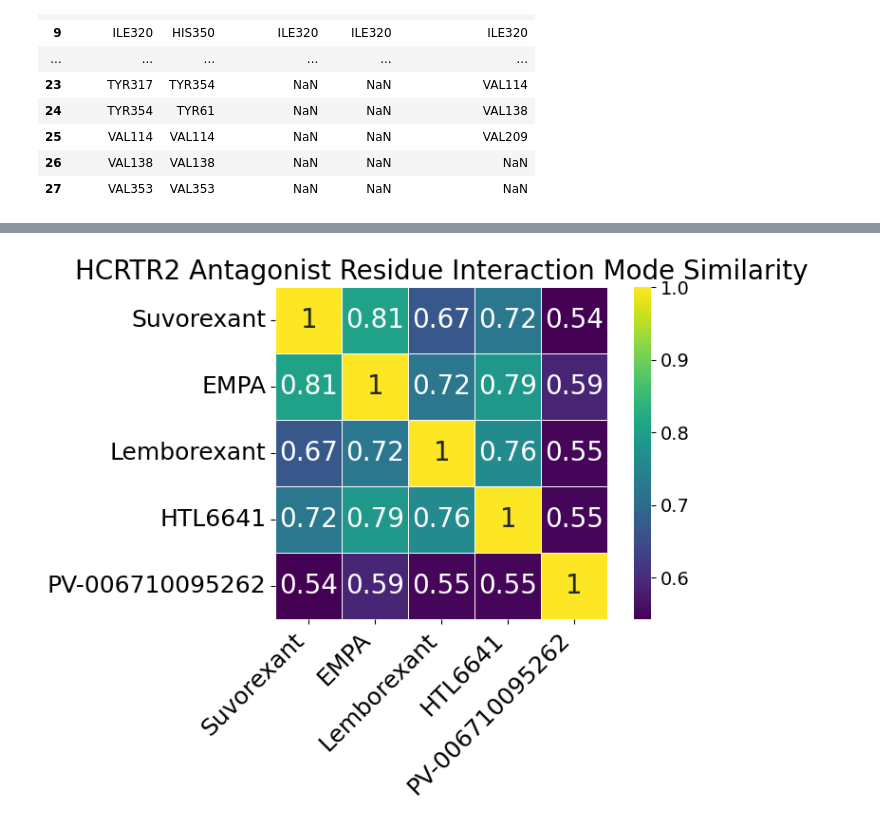
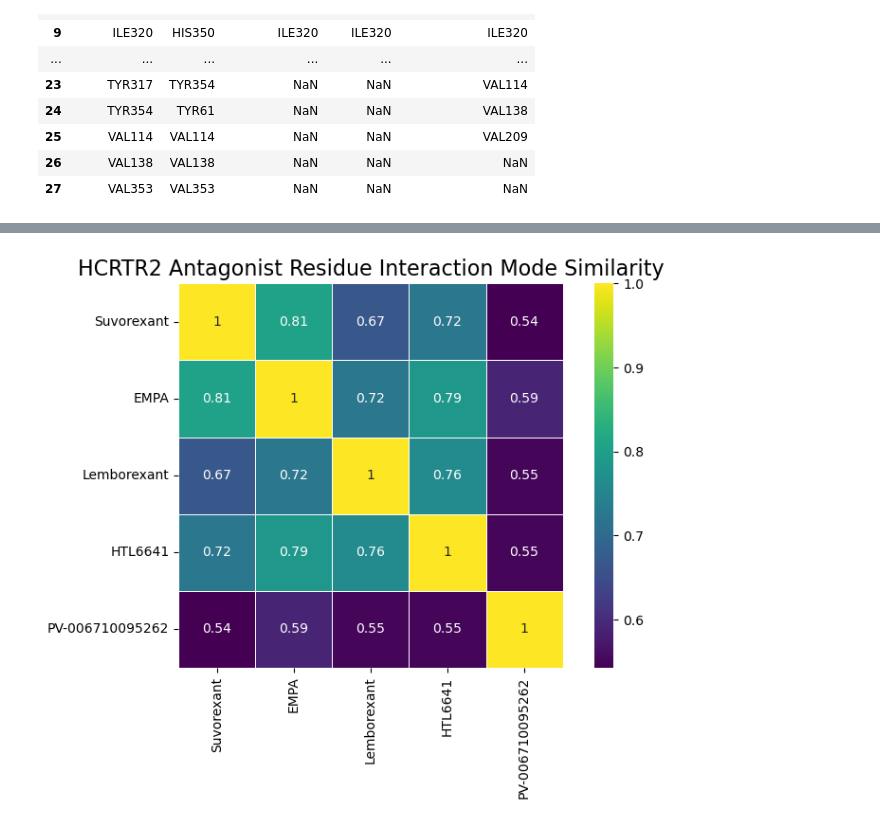
Before and after one commit to toadlover/ginsparg_thymelab_thesis, a Jupyter notebook: jupyter_notebooks/figure_making/antagonists_and_drug27_nearby_residue_heatmap_analysis.ipynb, the cells around one changed output, grey strips where cells are left out. Cells and saved outputs as stored; diff of their text form; code cells hidden in the pictures.

```diff
--- a/jupyter_notebooks/figure_making/antagonists_and_drug27_nearby_residue_heatmap_analysis.ipynb
+++ b/jupyter_notebooks/figure_making/antagonists_and_drug27_nearby_residue_heatmap_analysis.ipynb
@@ -109,19 +76,12 @@ for drug in drugs:
 # %%
 # Plot the heatmap
 plt.figure(figsize=(8, 6))
-ax = sns.heatmap(similarity_matrix, cmap="viridis", annot=True, cbar=True, square=True,
-            linewidths=0.5, linecolor="white", annot_kws={"size": 20})
-plt.title("HCRTR2 Antagonist Residue Interaction Mode Similarity", fontsize=20)
+sns.heatmap(similarity_matrix, cmap="viridis", annot=True, cbar=True, square=True,
+            linewidths=0.5, linecolor="white")
+plt.title("HCRTR2 Antagonist Residue Interaction Mode Similarity", fontsize=16)
 #plt.xlabel("Drugs", fontsize=14)
 #plt.ylabel("Drugs", fontsize=14)
-
-plt.xticks(rotation=45, ha="right", fontsize=18)
-plt.yticks(rotation=0, ha="right", fontsize=18)
-
-cbar = ax.collections[0].colorbar
-cbar.ax.tick_params(labelsize=14)
-
 plt.tight_layout()
 plt.show()
 # %% [output]
-[figure, old version]
+[figure, new version]
```
Also changed, not shown: parts of 3 cells of this notebook, 7 other files.
